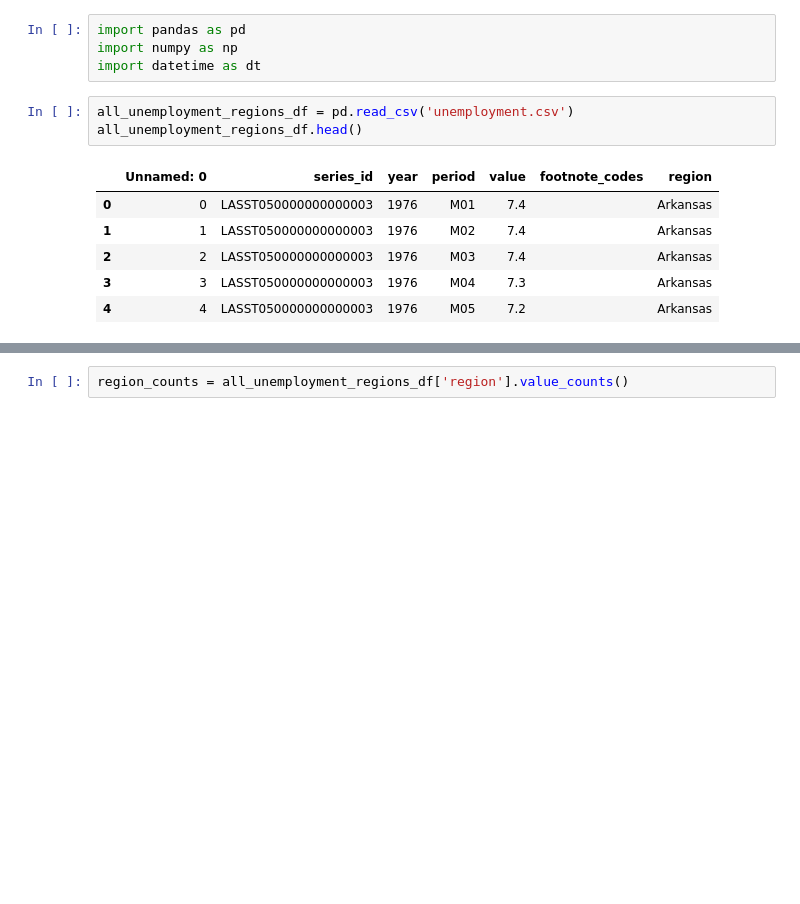
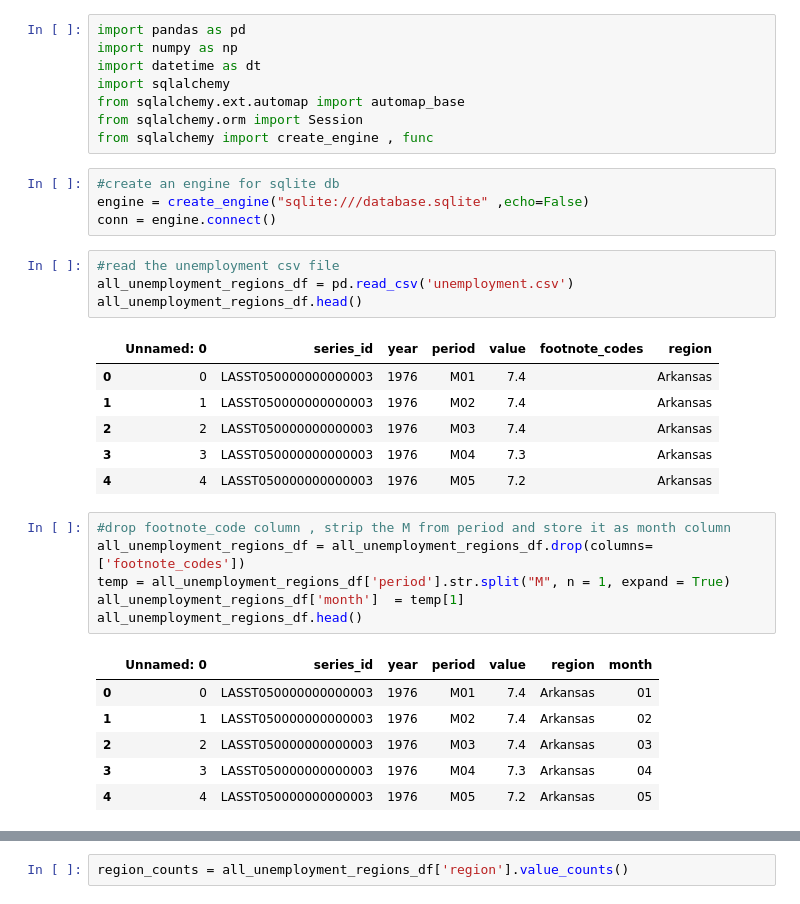
Before and after one commit to randyn/unemployment-renewable-energy-ETL, a Jupyter notebook: FinalClean-Merge.ipynb, the cells around one changed output, grey strips where cells are left out. Saved outputs shown, nothing was run; the diff lists cells and outputs as text; blank space fills up the shorter version.

```diff
--- a/FinalClean-Merge.ipynb
+++ b/FinalClean-Merge.ipynb
@@ -2,7 +2,16 @@
 import pandas as pd
 import numpy as np
 import datetime as dt
+import sqlalchemy
+from sqlalchemy.ext.automap import automap_base
+from sqlalchemy.orm import Session
+from sqlalchemy import create_engine , func
+# %%
+#create an engine for sqlite db
+engine = create_engine("sqlite:///database.sqlite" ,echo=False)
+conn = engine.connect()
 # %%
+#read the unemployment csv file
 all_unemployment_regions_df = pd.read_csv('unemployment.csv')
 all_unemployment_regions_df.head()
 # %% [output]
@@ -12,3 +21,16 @@ all_unemployment_regions_df.head()
 | 2 | 2 | LASST050000000000003 | 1976 | M03 | 7.4 |  | Arkansas |
 | 3 | 3 | LASST050000000000003 | 1976 | M04 | 7.3 |  | Arkansas |
 | 4 | 4 | LASST050000000000003 | 1976 | M05 | 7.2 |  | Arkansas |
+# %%
+#drop footnote_code column , strip the M from period and store it as month column
+all_unemployment_regions_df = all_unemployment_regions_df.drop(columns=['footnote_codes'])
+temp = all_unemployment_regions_df['period'].str.split("M", n = 1, expand = True)
+all_unemployment_regions_df['month']  = temp[1]
+all_unemployment_regions_df.head()
+# %% [output]
+|  | Unnamed: 0 | series_id | year | period | value | region | month |
+| 0 | 0 | LASST050000000000003 | 1976 | M01 | 7.4 | Arkansas | 01 |
+| 1 | 1 | LASST050000000000003 | 1976 | M02 | 7.4 | Arkansas | 02 |
+| 2 | 2 | LASST050000000000003 | 1976 | M03 | 7.4 | Arkansas | 03 |
+| 3 | 3 | LASST050000000000003 | 1976 | M04 | 7.3 | Arkansas | 04 |
+| 4 | 4 | LASST050000000000003 | 1976 | M05 | 7.2 | Arkansas | 05 |
```
Also changed, not shown: parts of 13 cells of this notebook.
